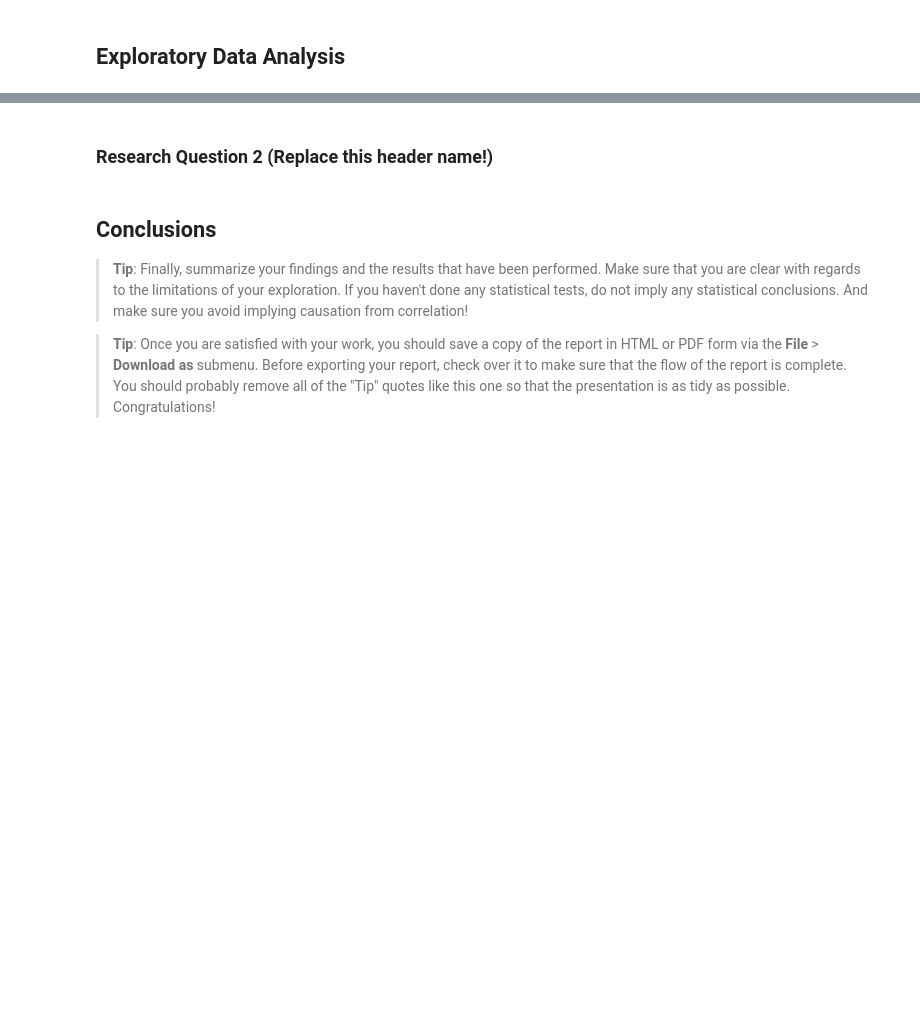
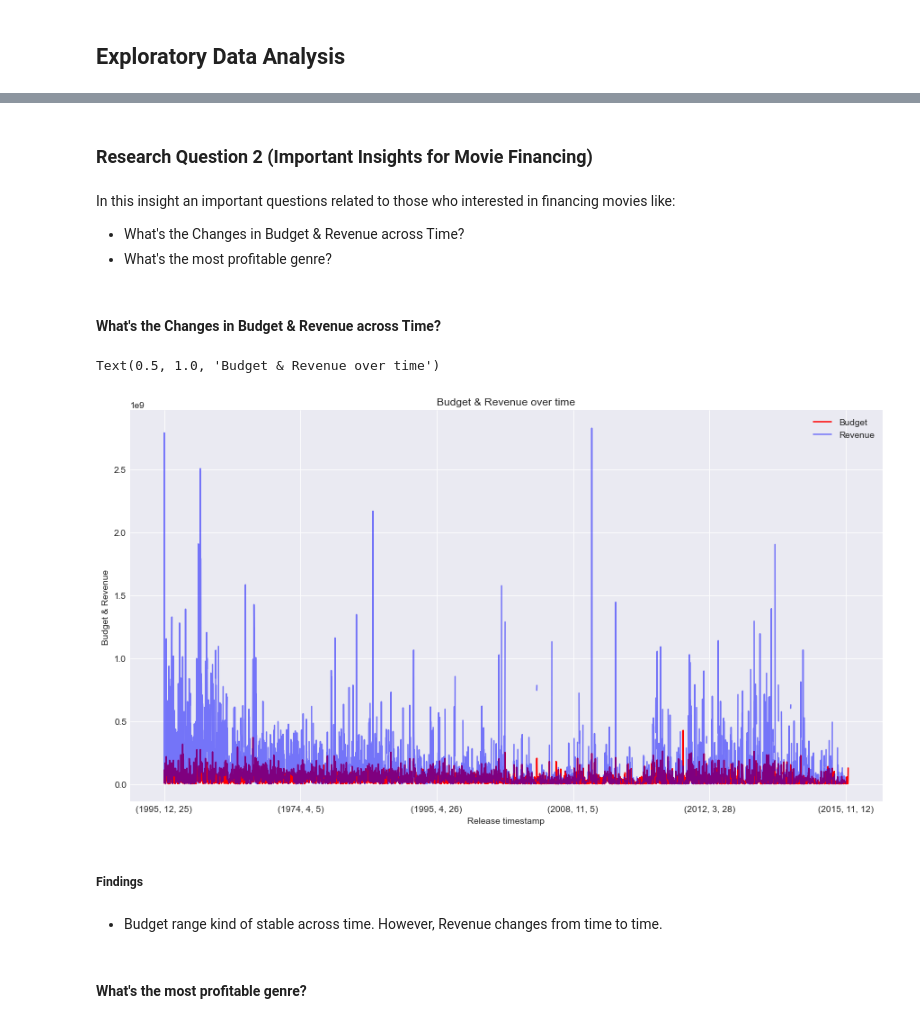
Before and after one commit to KarimEl-Dweky/TMDb-Movie-Data, a Jupyter notebook: TMDb.ipynb, the cells around one changed output, grey strips where cells are left out. Cells and saved outputs as stored; diff of their text form; code cells hidden in the pictures; blank space fills up the shorter version.

```diff
--- a/TMDb.ipynb
+++ b/TMDb.ipynb
@@ -488,2 +570,2 @@ tmdb_df_cleaned.to_csv('Tmdb-Movies-Cleaned.csv',
 # %% [markdown]
-### Research Question 2  (Replace this header name!)
+### Research Question 2  (Important Insights for Movie Financing)
@@ -494,6 +572,30 @@ tmdb_df_cleaned.to_csv('Tmdb-Movies-Cleaned.csv',
-# %% [markdown]
-## Conclusions
-
-> **Tip**: Finally, summarize your findings and the results that have been performed. Make sure that you are clear with regards to the limitations of your exploration. If you haven't done any statistical tests, do not imply any statistical conclusions. And make sure you avoid implying causation from correlation!
-
-> **Tip**: Once you are satisfied with your work, you should save a copy of the report in HTML or PDF form via the **File** > **Download as** submenu. Before exporting your report, check over it to make sure that the flow of the report is complete. You should probably remove all of the "Tip" quotes like this one so that the presentation is as tidy as possible. Congratulations!
+# %% [markdown]
+In this insight an important questions related to those who interested in financing movies like:
+- What's the Changes in Budget & Revenue across Time?
+- What's the most profitable genre?
+# %% [markdown]
+#### What's the Changes in Budget & Revenue across Time?
+# %%
+# Create copy of tmdb_df_cleaned to work off of using only my variables of interest
+time_df = tmdb_df_cleaned[['release_year', 'release_month', 'release_day', 'budget_adj', 'revenue_adj']].copy()
+
+# Set the index to be the timestamp so time is displayed properly in plots
+time_df.set_index(['release_year', 'release_month', 'release_day'], inplace=True)
+
+fig = plt.figure(figsize=(15,8))
+time_df['budget_adj'].plot(color = 'red', label='Budget')
+time_df['revenue_adj'].plot(color = 'blue', alpha=0.5, label='Revenue')
+plt.style.use('seaborn-darkgrid')
+plt.legend(loc='upper right')
+plt.xlabel('Release timestamp')
+plt.ylabel('Budget & Revenue')
+plt.title('Budget & Revenue over time')
+# %% [output]
+Text(0.5, 1.0, 'Budget & Revenue over time')
+[figure, added]
+# %% [markdown]
+##### Findings
+# %% [markdown]
+- Budget range kind of stable across time. However, Revenue changes from time to time.
+# %% [markdown]
+#### What's the most profitable genre?
```
Also changed, not shown: parts of 34 cells of this notebook.
